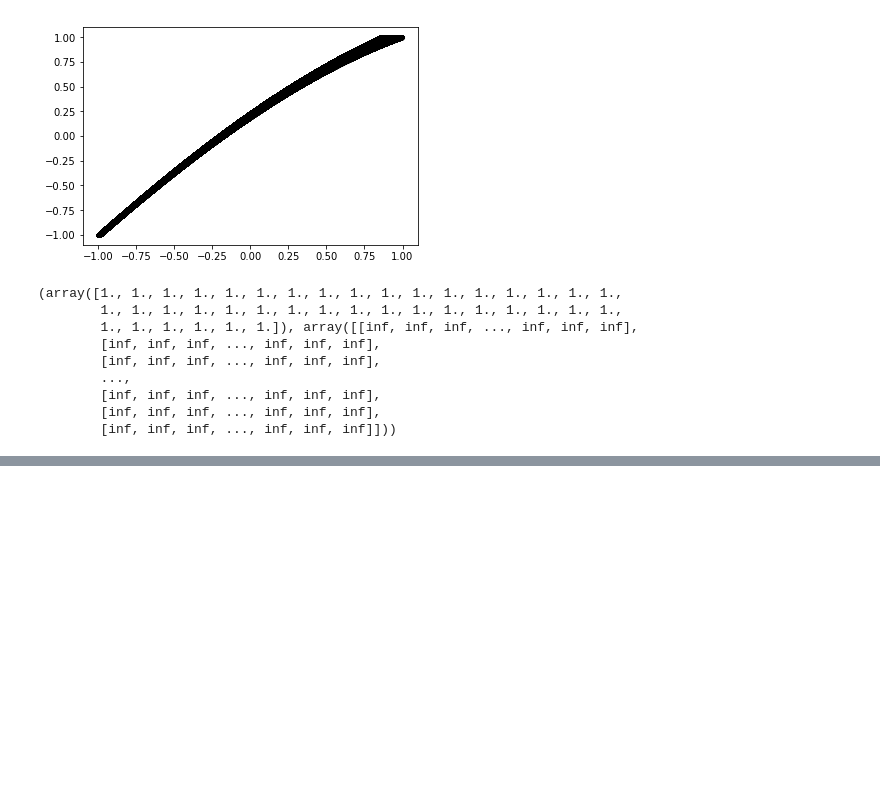
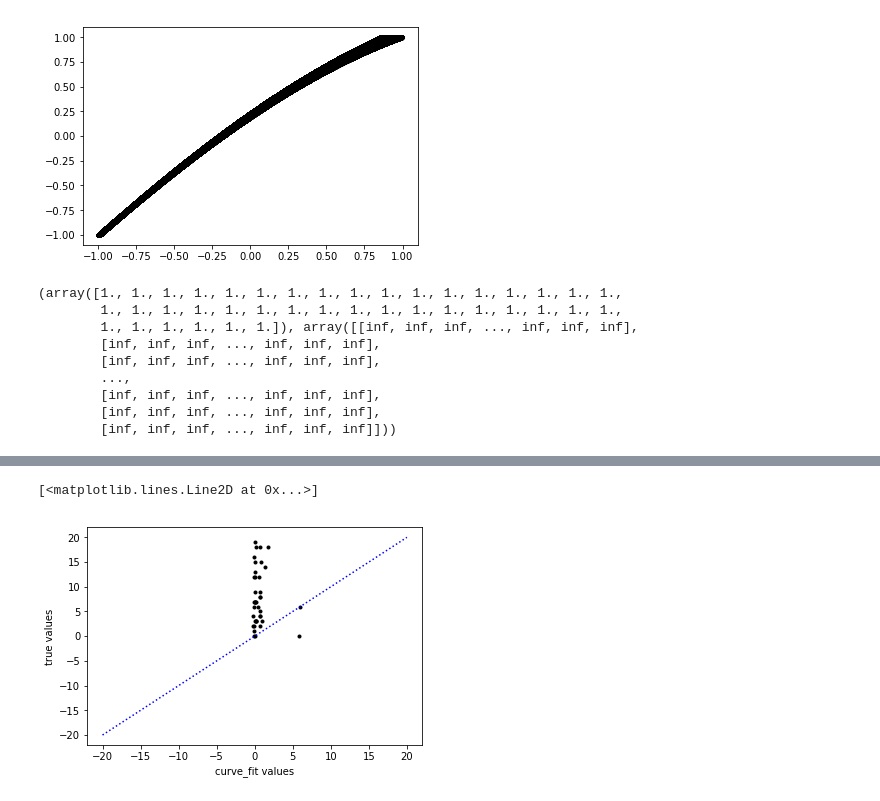
Before and after one commit to spestana/goes-ortho, a Jupyter notebook: scratchspace.ipynb, the cells around one changed output, grey strips where cells are left out. Drawn from its saved outputs; the diff is of its cells as text; code cells hidden in the pictures; blank space fills up the shorter version.

```diff
--- a/scratchspace.ipynb
+++ b/scratchspace.ipynb
@@ -140,0 +178,3 @@ a
+# %%
+popt, pcov = curve_fit(map2rpc, (x,y,z), noisy)
+print(popt, pcov)
@@ -140,0 +195,8 @@ a
+# %%
+plt.plot(popt,true_coeffs,'.k')
+plt.ylabel('true values')
+plt.xlabel('curve_fit values')
+plt.plot([-20,20],[-20,20],':b')
+# %% [output]
+[<matplotlib.lines.Line2D at 0x...>]
+[figure, added]
```
Also changed, not shown: parts of 20 cells of this notebook.
